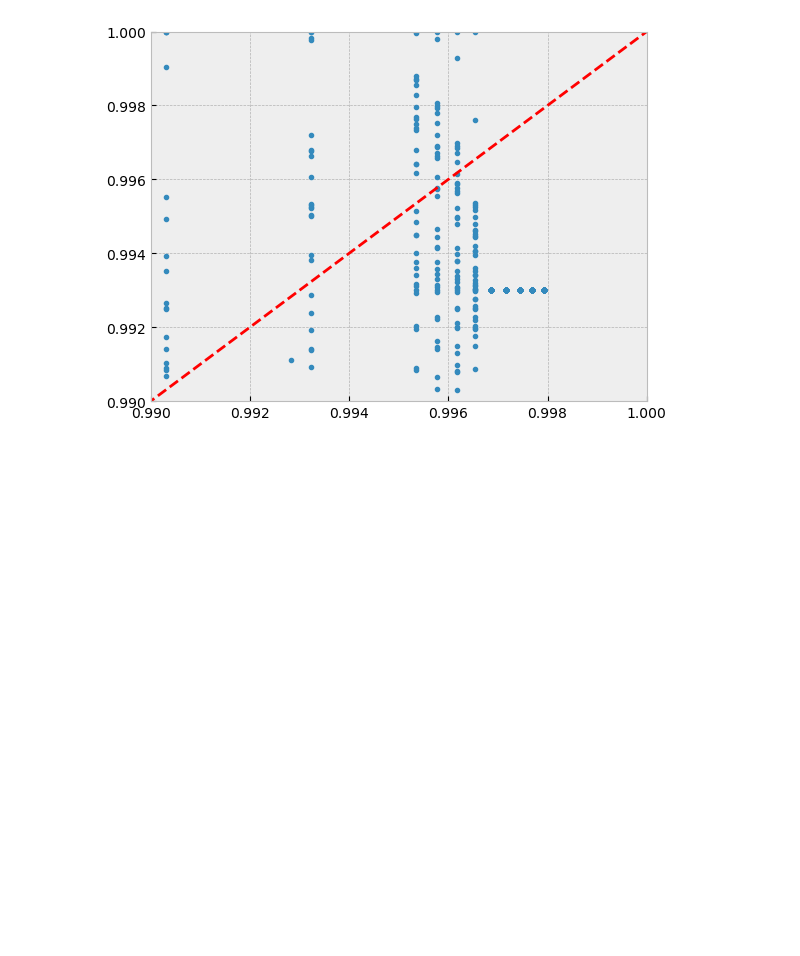
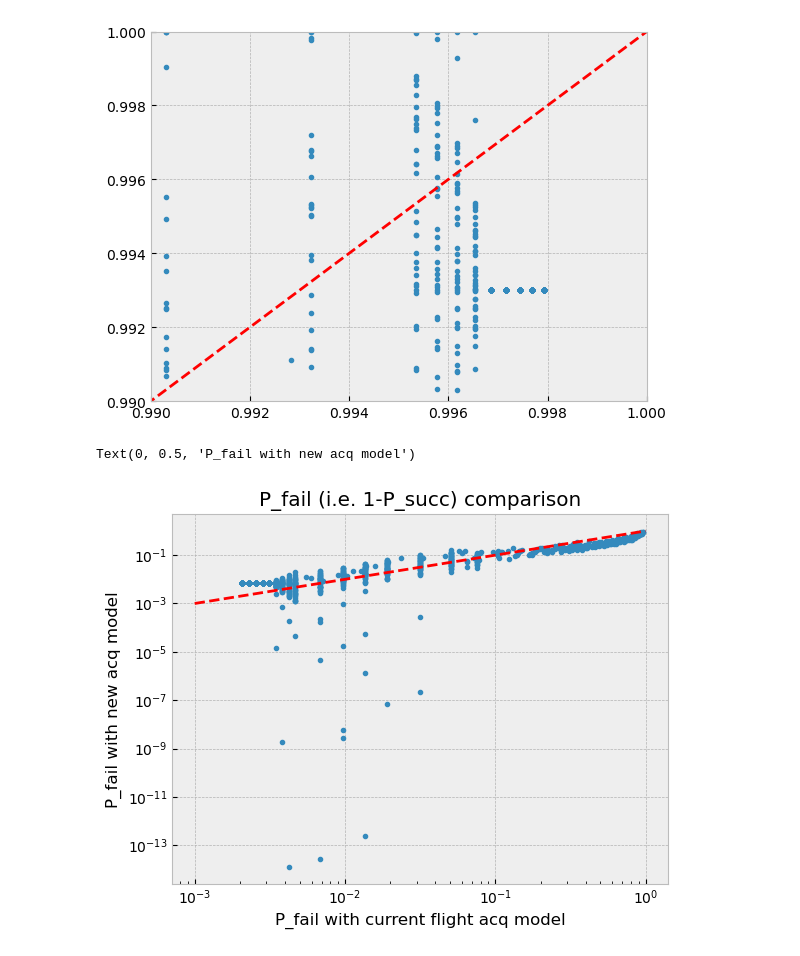
Before and after one commit to sot/aca_stats, a Jupyter notebook: validate-2023-02-local-quadratic.ipynb, the cells around one changed output. Drawn from its saved outputs; the diff is of its cells as text; code cells hidden in the pictures; blank space fills up the shorter version.

```diff
--- a/validate-2023-02-local-quadratic.ipynb
+++ b/validate-2023-02-local-quadratic.ipynb
@@ -152,3 +179,12 @@ plt.xlim(0.99, 1)
 plt.ylim(0.99, 1);
 # %% [output]
 [figure]
+# %%
+plt.loglog(1-probs_floor, 1-probs_quad, '.', color='C0');
+plt.loglog([1e-3, 1], [1e-3, 1], 'r--');
+plt.title("P_fail (i.e. 1-P_succ) comparison")
+plt.xlabel("P_fail with current flight acq model")
+plt.ylabel("P_fail with new acq model")
+# %% [output]
+Text(0, 0.5, 'P_fail with new acq model')
+[figure, added]
```
Also changed, not shown: parts of 4 cells of this notebook.
